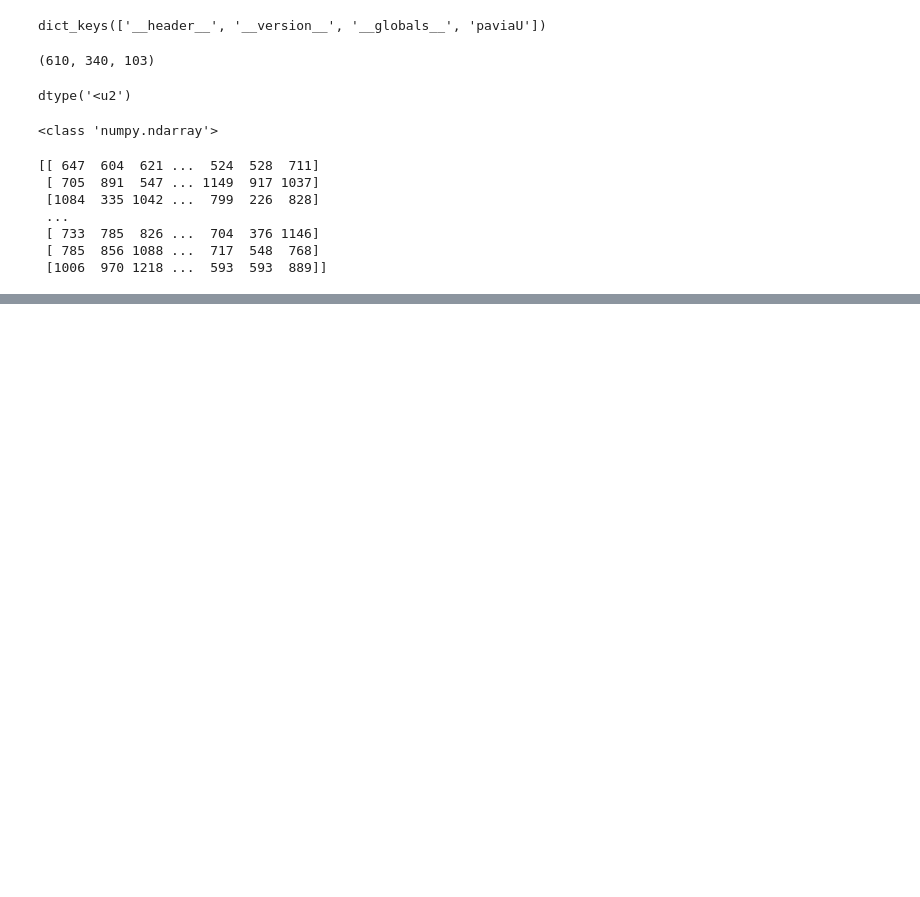
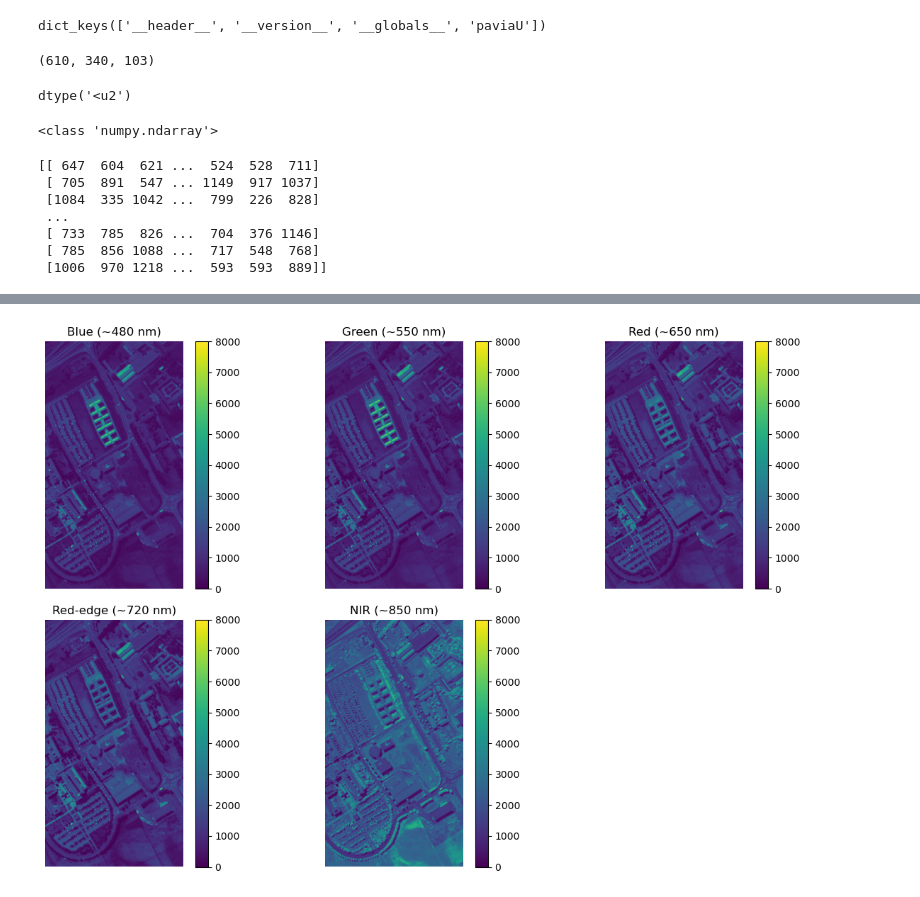
Before and after one commit to SagarLekhak/IMG_689_Graduate_Special_Topics, a Jupyter notebook: ml_2/hw_3.ipynb, the cells around one changed output, grey strips where cells are left out. Saved outputs shown, nothing was run; the diff lists cells and outputs as text; code cells hidden in the pictures; blank space fills up the shorter version.

```diff
--- a/ml_2/hw_3.ipynb
+++ b/ml_2/hw_3.ipynb
@@ -62,0 +143,26 @@ plt.show()
+# %%
+import matplotlib.pyplot as plt
+
+# Extract bands
+blue = paviaU[:, :, blue_band]
+green = paviaU[:, :, green_band]
+red = paviaU[:, :, red_band]
+red_edge = paviaU[:, :, red_edge_band]
+nir = paviaU[:, :, nir_band]
+
+# Plot each band
+bands = [blue, green, red, red_edge, nir]
+titles = ['Blue (~480 nm)', 'Green (~550 nm)', 'Red (~650 nm)', 'Red-edge (~720 nm)', 'NIR (~850 nm)']
+
+plt.figure(figsize=(12, 8))
+for i, band in enumerate(bands):
+    plt.subplot(2, 3, i + 1)
+    plt.imshow(band)
+    plt.colorbar()
+    plt.title(titles[i])
+    plt.axis('off')
+
+plt.tight_layout()
+plt.show()
+# %% [output]
+[figure, added]
```
Also changed, not shown: parts of 12 cells of this notebook.
